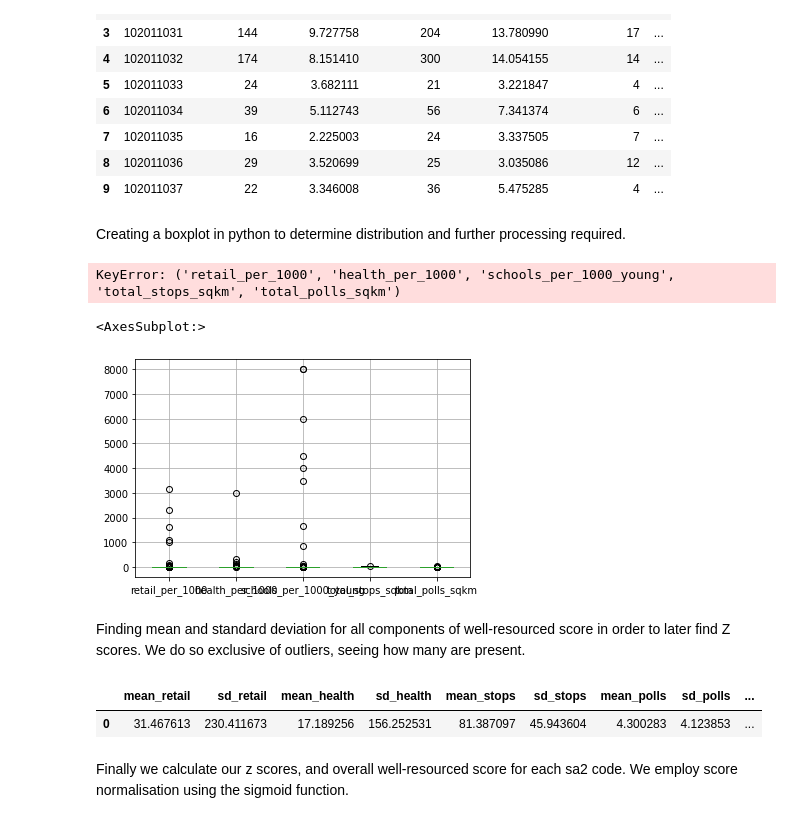
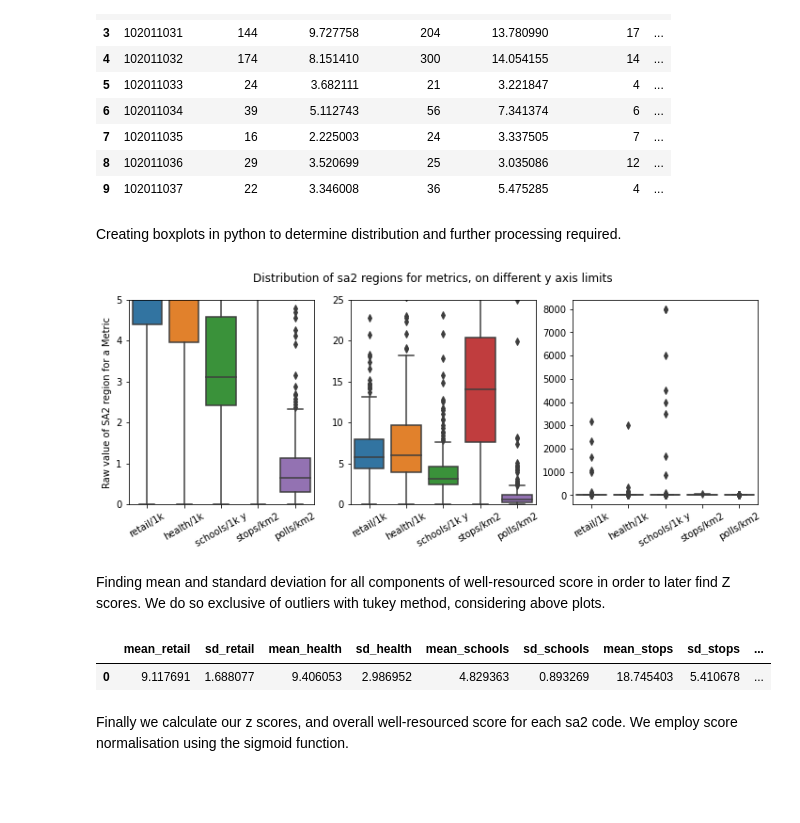
Before and after one commit to FixItChris/DATA2901, a Jupyter notebook: Report.ipynb, the cells around one changed output. Cells and saved outputs as stored; diff of their text form; code cells hidden in the pictures; blank space fills up the shorter version.

```diff
--- a/Report.ipynb
+++ b/Report.ipynb
@@ -20,6 +20,7 @@ import re
 import time as t
 import random
 import seaborn as sns
+import matplotlib.pyplot as plt
 
 # Helper methods for connecting to and querying postgres server
 def pgconnect(credential_filepath, db_schema="public"):
@@ -95,7 +96,7 @@ def pgdisconnect(db, conn, commit=False):
         db.dispose()
         print("Disconnected from database.")
         return True
-    except Exception as E:
+    except Exception as e:
         print("Unable to disconnect from the database.")
         print(e)
         return False
@@ -981,35 +983,79 @@ query(conn, sql)
 | 8 | 102011036 | 29 | 3.520699 | 25 | 3.035086 | 12 | ... |
 | 9 | 102011037 | 22 | 3.346008 | 36 | 5.475285 | 4 | ... |
 # %% [markdown]
-Creating a boxplot in python to determine distribution and further processing required.
+Creating boxplots in python to determine distribution and further processing required.
 # %%
 all_aggs_df = query(conn, "SELECT * FROM all_aggs")
-# %% [output]
-KeyError: ('retail_per_1000', 'health_per_1000', 'schools_per_1000_young', 'total_stops_sqkm', 'total_polls_sqkm')
 # %%
-all_aggs_df[["retail_per_1000", "health_per_1000", "schools_per_1000_young", "total_stops_sqkm", "total_polls_sqkm"]].boxplot()
-sns.boxplot(
+fig, (ax1, ax2, ax3) = plt.subplots(1, 3, figsize=(12, 4))
+
+sns.boxplot(data=all_aggs_df[
+                ["retail_per_1000", "health_per_1000", "schools_per_1000_young", "total_stops_sqkm", "total_polls_sqkm"]],
+            ax=ax1)
+sns.boxplot(data = all_aggs_df[
+                ["retail_per_1000", "health_per_1000", "schools_per_1000_young", "total_stops_sqkm", "total_polls_sqkm"]],
+            ax=ax2)
+sns.boxplot(data = all_aggs_df[
+                ["retail_per_1000", "health_per_1000", "schools_per_1000_young", "total_stops_sqkm", "total_polls_sqkm"]],
+            ax=ax3)
+ax1.set_ylim(0,5)
+ax2.set_ylim(0,25)
+
+labels = ["retail/1k", "health/1k", "schools/1k y", "stops/km2", "polls/km2"]
+rot = 30
+ax1.set_xticklabels(labels, rotation=rot)
+ax2.set_xticklabels(labels, rotation=rot)
+ax3.set_xticklabels(labels, rotation=rot)
+plt.suptitle("Distribution of sa2 regions for metrics, on different y axis limits")
+ax1.set(ylabel='Raw value of SA2 region for a Metric')
+plt.show()
 # %% [output]
-<AxesSubplot:>
-[figure, old version]
+[figure, new version]
 # %% [markdown]
-Finding mean and standard deviation for all components of well-resourced score in order to later find Z scores. We do so exclusive of outliers, seeing how many are present.
+Finding mean and standard deviation for all components of well-resourced score in order to later find Z scores. We do so exclusive of outliers with tukey method, considering above plots.
 # %%
 sql = """
 CREATE OR REPLACE VIEW metrics AS
+
+WITH metrics_iqr AS (
+SELECT
+    PERCENTILE_CONT(0.25) within group (ORDER BY retail_per_1000) as "q1_retail",
+    PERCENTILE_CONT(0.75) within group (ORDER BY retail_per_1000) as "q3_retail",
+    PERCENTILE_CONT(0.25) within group (ORDER BY health_per_1000) as "q1_health",
+    PERCENTILE_CONT(0.75) within group (ORDER BY health_per_1000) as "q3_health",
+    PERCENTILE_CONT(0.25) within group (ORDER BY schools_per_1000_young) as "q1_schools",
+    PERCENTILE_CONT(0.75) within group (ORDER BY schools_per_1000_young) as "q3_schools",
+    PERCENTILE_CONT(0.25) within group (ORDER BY total_stops_sqkm) as "q1_stops",
+    PERCENTILE_CONT(0.75) within group (ORDER BY total_stops_sqkm) as "q3_stops",
+    PERCENTILE_CONT(0.25) within group (ORDER BY total_polls_sqkm) as "q1_polls",
+    PERCENTILE_CONT(0.75) within group (ORDER BY total_polls_sqkm) as "q3_polls"
+FROM
+    all_aggs)
+
 SELECT
     avg(retail_per_1000) as "mean_retail",
     stddev(retail_per_1000) as "sd_retail",
     avg(health_per_1000) as "mean_health",
     stddev(health_per_1000) as "sd_health",
-    avg(total_stops) as "mean_stops",
-    stddev(total_stops) as "sd_stops",
-    avg(total_polls) as "mean_polls",
-    stddev(total_polls) as "sd_polls",
     avg(schools_per_1000_young) as "mean_schools",
-    stddev(schools_per_1000_young) as  "sd_schools"
+    stddev(schools_per_1000_young) as  "sd_schools",
+    avg(total_stops_sqkm) as "mean_stops",
+    stddev(total_stops_sqkm) as "sd_stops",
+    avg(total_polls_sqkm) as "mean_polls",
+    stddev(total_polls_sqkm) as "sd_polls"
 FROM
-    all_aggs;
+    all_aggs
+WHERE
+    retail_per_1000 > 1.5 * (SELECT q1_retail FROM metrics_iqr) AND
+    retail_per_1000 < 1.5 * (SELECT q3_retail FROM metrics_iqr) AND
+    health_per_1000 > 1.5 *  (SELECT q1_health FROM metrics_iqr) AND
+    health_per_1000 < 1.5 * (SELECT q3_health FROM metrics_iqr) AND
+    schools_per_1000_young > 1.5 * (SELECT q1_schools FROM metrics_iqr) AND
+    schools_per_1000_young < 1.5 * (SELECT q3_schools FROM metrics_iqr) AND
+    total_stops_sqkm > 1.5 * (SELECT q1_stops FROM metrics_iqr) AND
+    total_stops_sqkm < 1.5 * (SELECT q3_stops FROM metrics_iqr) AND
+    total_polls_sqkm > 1.5 * (SELECT q1_polls FROM metrics_iqr) AND
+    total_polls_sqkm < 1.5 * (SELECT q3_polls FROM metrics_iqr);
 
 SELECT *
 FROM metrics;
@@ -1017,8 +1063,8 @@ FROM metrics;
 
 query(conn, sql)
 # %% [output]
-|  | mean_retail | sd_retail | mean_health | sd_health | mean_stops | sd_stops | mean_polls | sd_polls | ... |
-| 0 | 31.467613 | 230.411673 | 17.189256 | 156.252531 | 81.387097 | 45.943604 | 4.300283 | 4.123853 | ... |
+|  | mean_retail | sd_retail | mean_health | sd_health | mean_schools | sd_schools | mean_stops | sd_stops | ... |
+| 0 | 9.117691 | 1.688077 | 9.406053 | 2.986952 | 4.829363 | 0.893269 | 18.745403 | 5.410678 | ... |
 # %% [markdown]
 Finally we calculate our z scores, and overall well-resourced score for each sa2 code. We employ score normalisation using the sigmoid function.
 # %%
```
Also changed, not shown: parts of 4 cells of this notebook.
